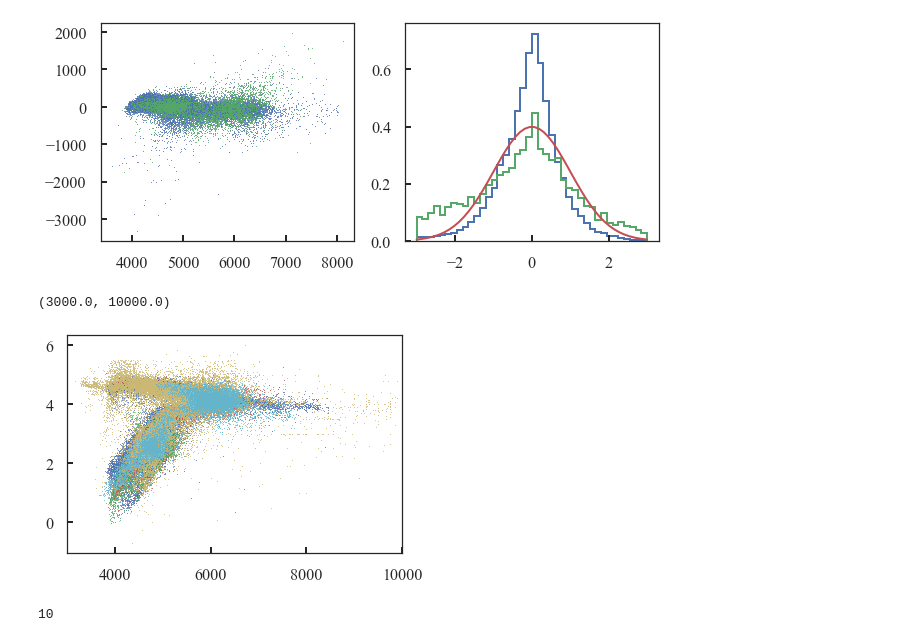
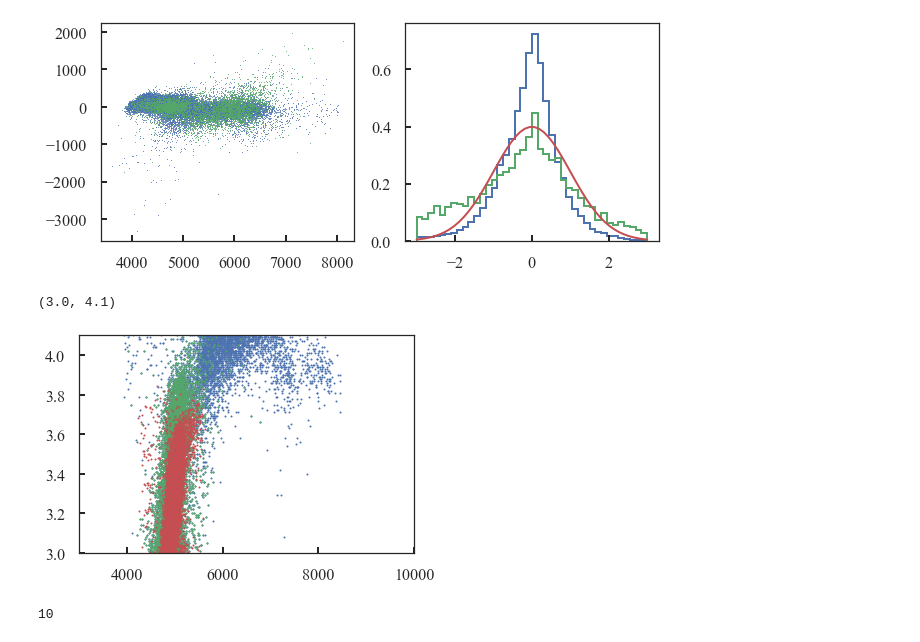
Before and after one commit to jls713/gaia_dr2_spectro, a Jupyter notebook: notebooks/LAMOST_APOGEE.ipynb, the cells around one changed output. Drawn from its saved outputs; the diff is of its cells as text; code cells hidden in the pictures.

Commit message:
Add notebooks, LAMOST cannon

```diff
--- a/notebooks/LAMOST_APOGEE.ipynb
+++ b/notebooks/LAMOST_APOGEE.ipynb
@@ -98,16 +98,18 @@ plt.plot(xx,np.exp(-xx**2/2.)/np.sqrt(2.*np.pi))
 [<matplotlib.lines.Line2D at 0x...>]
 [figure]
 # %%
-plt.plot(lamost_cm.teff,lamost_cm.logg,'.',ms=2)
-plt.plot(apogee_cm.teff,apogee_cm.logg,'.',ms=2)
-plt.plot(rave_cm.teff,rave_cm.logg,'.',ms=2)
-plt.plot(lamost_rave_cm.teff,lamost_rave_cm.logg,'.',ms=2)
-plt.plot(ges.teff,ges.logg,'.',ms=2)
-plt.plot(galah.teff,galah.logg,'.',ms=2)
+plt.plot(lamost_cm.teff,lamost_cm.logg,'.',ms=4)
+plt.plot(lamost_cm.teff[apogee_cm.logg>0.],lamost_cm.logg[apogee_cm.logg>0.],'.',ms=4)
+plt.plot(apogee_cm.teff,apogee_cm.logg,'.',ms=4)
+# plt.plot(rave_cm.teff,rave_cm.logg,'.',ms=2)
+# plt.plot(lamost_rave_cm.teff,lamost_rave_cm.logg,'.',ms=2)
+# plt.plot(ges.teff,ges.logg,'.',ms=2)
+# plt.plot(galah.teff,galah.logg,'.',ms=2)
 plt.xlim(3000.,10000.)
+plt.ylim(3.,4.1)
 # %% [output]
-(3000.0, 10000.0)
+(3.0, 4.1)
-[figure, old version]
+[figure, new version]
 # %%
 f = apogee.sample(10,random_state=52).reset_index(drop=True)
 # %%
```
Also changed, not shown: parts of 1 cell of this notebook, 21 other files.
